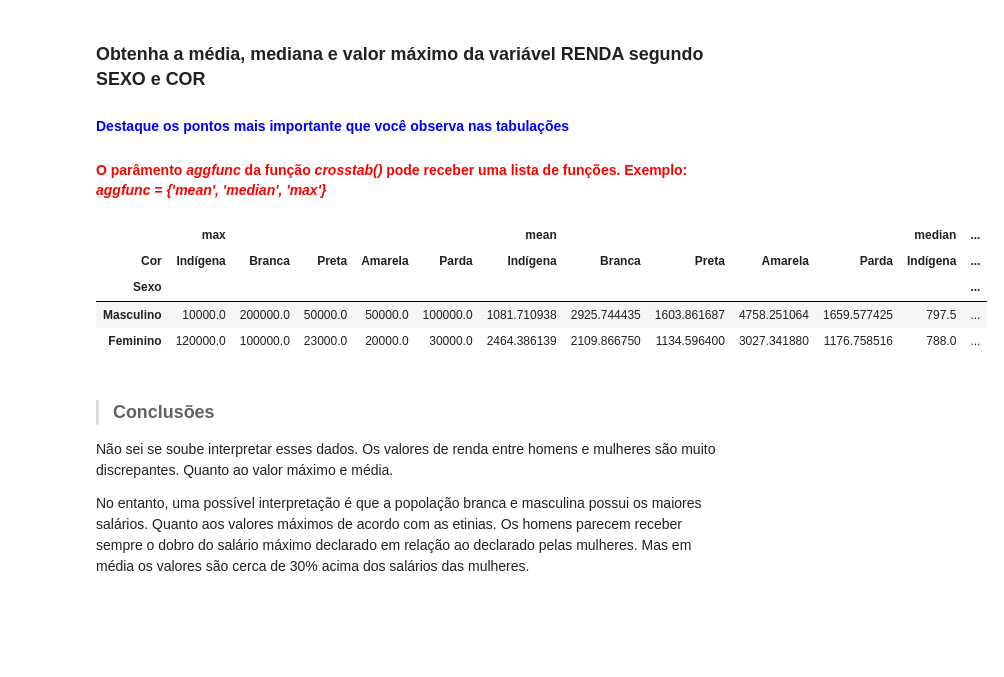
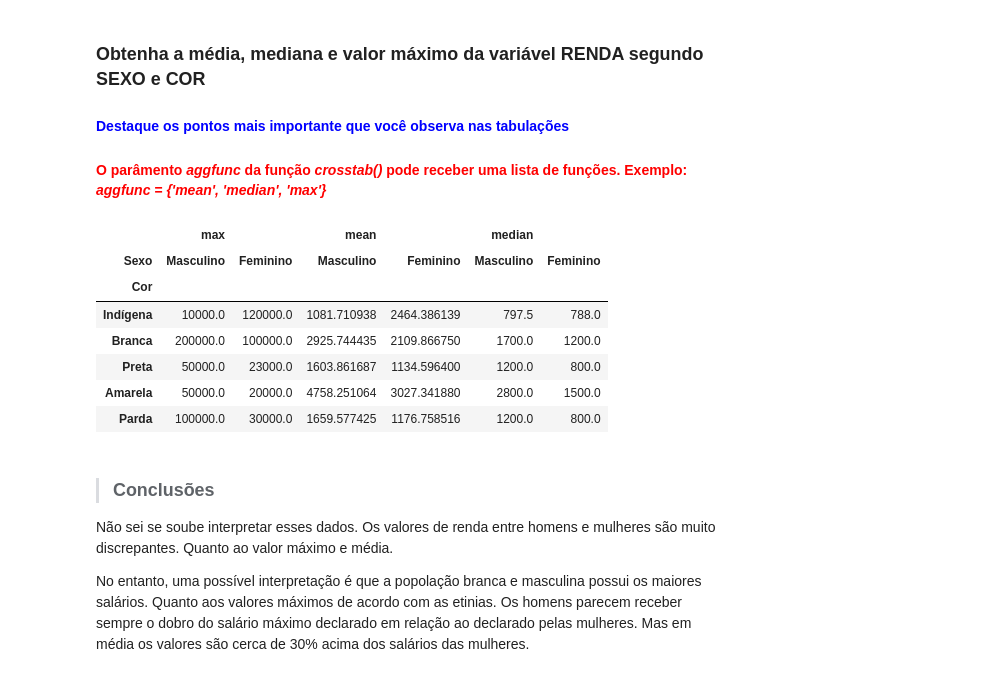
Before and after one commit to lumagri/Python_to_Data_Science, a Jupyter notebook: 6_Estatistica_com_Python_Frequencias_e_Medidas/Projeto_Análise_Descritiva.ipynb, the cells around one changed output. Saved outputs shown, nothing was run; the diff lists cells and outputs as text; code cells hidden in the pictures; blank space fills up the shorter version.

```diff
--- a/6_Estatistica_com_Python_Frequencias_e_Medidas/Projeto_Análise_Descritiva.ipynb
+++ b/6_Estatistica_com_Python_Frequencias_e_Medidas/Projeto_Análise_Descritiva.ipynb
@@ -514,22 +515,26 @@ dados_ibge.Renda.std()
 #### <font color='blue'>Destaque os pontos mais importante que você observa nas tabulações</font>
 #### <font color='red'>O parâmento <i>aggfunc</i> da função <i>crosstab()</i> pode receber uma lista de funções. Exemplo: <i>aggfunc = {'mean', 'median', 'max'}</i></font>
 # %%
-Renda_Sexo_Cor = pd.crosstab(dados_ibge.Sexo,
-                         dados_ibge.Cor,
-                         aggfunc={'mean', 'median', 'max'},
-                         values = dados_ibge.Renda)
-Renda_Sexo_Cor.rename(index = sexo, inplace = True)
-Renda_Sexo_Cor.rename(columns = cor, inplace = True)
+Renda_Sexo_Cor = pd.crosstab(dados_ibge.Cor,
+                         dados_ibge.Sexo,
+                         values = dados_ibge.Renda,
+                         aggfunc={'mean', 'median', 'max'}
+                         )
+Renda_Sexo_Cor.rename(index = cor, inplace = True)
+Renda_Sexo_Cor.rename(columns = sexo, inplace = True)
 Renda_Sexo_Cor
 
-
+#Atenção na estruturação dos dados das tabelas, a ordem se se inserir as variáveis determinam a estrutura da tabela
 #Esta função aggfunc permite agregar funções e neste caso a leitura dos dados sobre renda é a média da renda de homens e mulheres em cada uma das etnias.
 # %% [output]
-|  | max |  |  |  |  | mean |  |  |  |  | median | ... |
-| Cor | Indígena | Branca | Preta | Amarela | Parda | Indígena | Branca | Preta | Amarela | Parda | Indígena | ... |
-| Sexo |  |  |  |  |  |  |  |  |  |  |  | ... |
-| Masculino | 10000.0 | 200000.0 | 50000.0 | 50000.0 | 100000.0 | 1081.710938 | 2925.744435 | 1603.861687 | 4758.251064 | 1659.577425 | 797.5 | ... |
-| Feminino | 120000.0 | 100000.0 | 23000.0 | 20000.0 | 30000.0 | 2464.386139 | 2109.866750 | 1134.596400 | 3027.341880 | 1176.758516 | 788.0 | ... |
+|  | max |  | mean |  | median |  |
+| Sexo | Masculino | Feminino | Masculino | Feminino | Masculino | Feminino |
+| Cor |  |  |  |  |  |  |
+| Indígena | 10000.0 | 120000.0 | 1081.710938 | 2464.386139 | 797.5 | 788.0 |
+| Branca | 200000.0 | 100000.0 | 2925.744435 | 2109.866750 | 1700.0 | 1200.0 |
+| Preta | 50000.0 | 23000.0 | 1603.861687 | 1134.596400 | 1200.0 | 800.0 |
+| Amarela | 50000.0 | 20000.0 | 4758.251064 | 3027.341880 | 2800.0 | 1500.0 |
+| Parda | 100000.0 | 30000.0 | 1659.577425 | 1176.758516 | 1200.0 | 800.0 |
 # %% [markdown]
 > ### Conclusões
 
```
Also changed, not shown: parts of 20 cells of this notebook.
